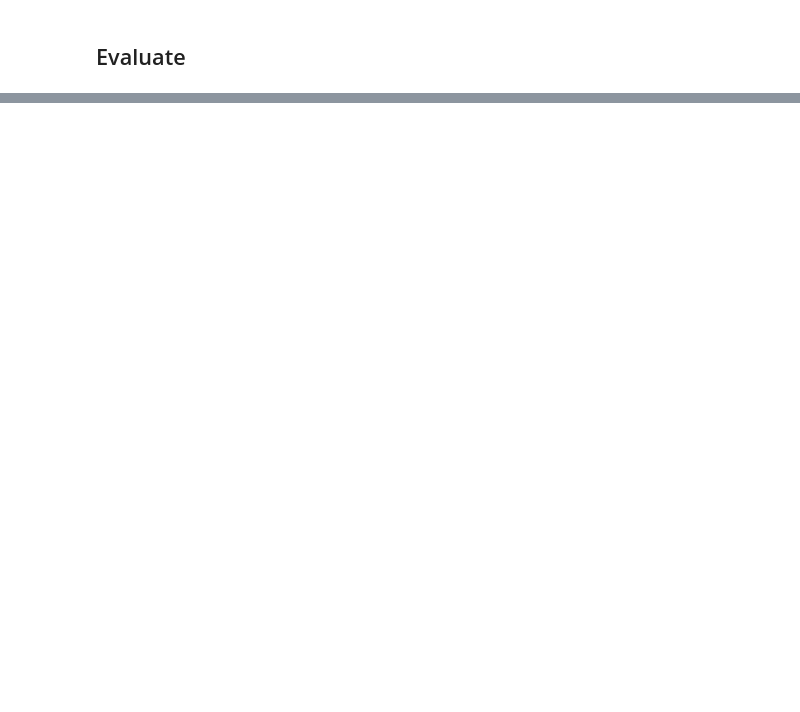
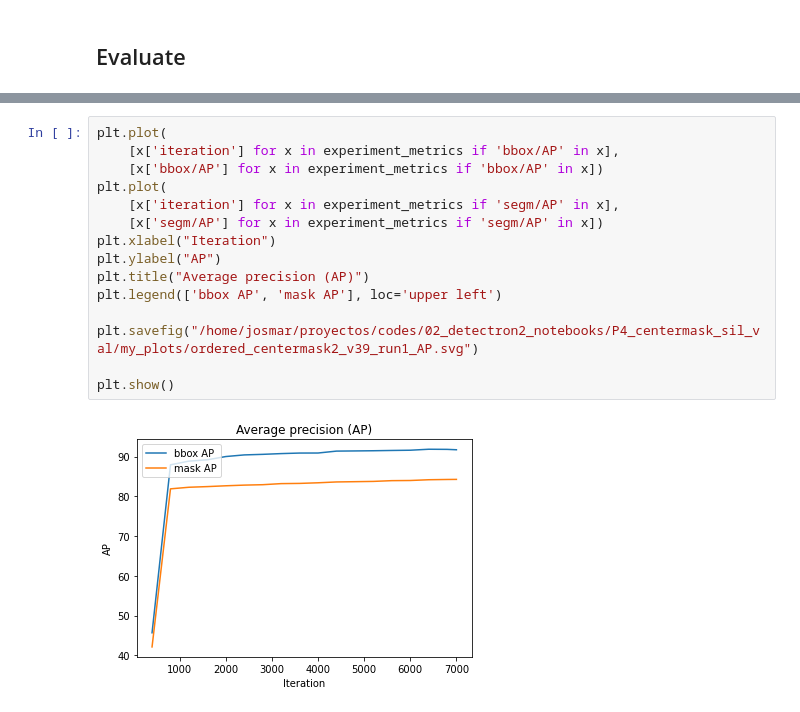
Before and after one commit to JosmarSuarez/Instance_Segmentation_Sandbox, a Jupyter notebook: 02_detectron2_notebooks/P4_centermask_sil_val/centermask_sil_val.ipynb, the cells around one changed output, grey strips where cells are left out. Saved outputs shown, nothing was run; the diff lists cells and outputs as text; blank space fills up the shorter version.

```diff
--- a/02_detectron2_notebooks/P4_centermask_sil_val/centermask_sil_val.ipynb
+++ b/02_detectron2_notebooks/P4_centermask_sil_val/centermask_sil_val.ipynb
@@ -321,0 +398,17 @@ OrderedDict([('bbox',
+# %%
+plt.plot(
+    [x['iteration'] for x in experiment_metrics if 'bbox/AP' in x],
+    [x['bbox/AP'] for x in experiment_metrics if 'bbox/AP' in x])
+plt.plot(
+    [x['iteration'] for x in experiment_metrics if 'segm/AP' in x],
+    [x['segm/AP'] for x in experiment_metrics if 'segm/AP' in x])
+plt.xlabel("Iteration")
+plt.ylabel("AP")
+plt.title("Average precision (AP)")
+plt.legend(['bbox AP', 'mask AP'], loc='upper left')
+
+plt.savefig("/home/josmar/proyectos/codes/02_detectron2_notebooks/P4_centermask_sil_val/my_plots/ordered_centermask2_v39_run1_AP.svg")
+
+plt.show()
+# %% [output]
+[figure, added]
```
Also changed, not shown: parts of 13 cells of this notebook, 17 other files.
